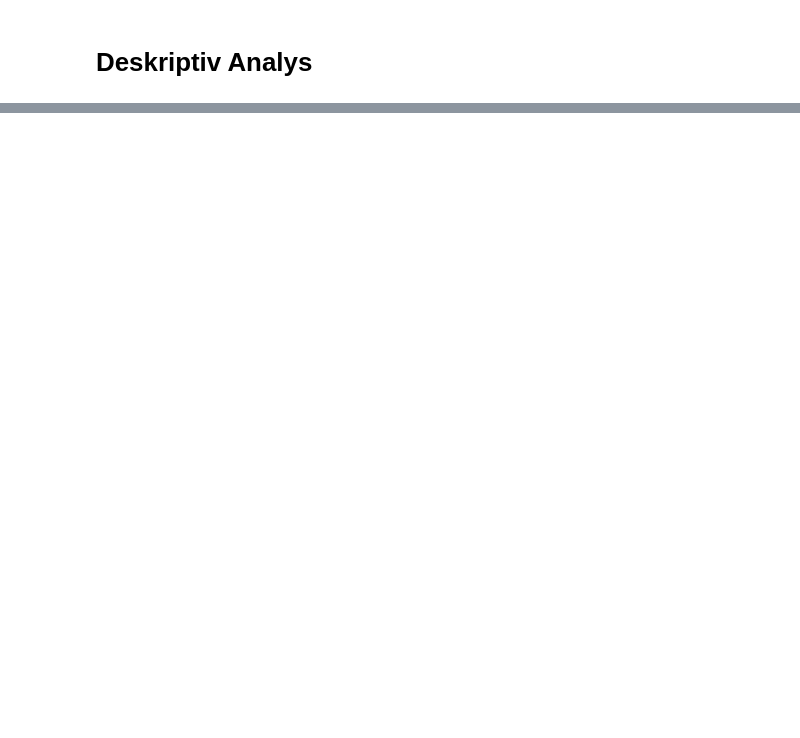
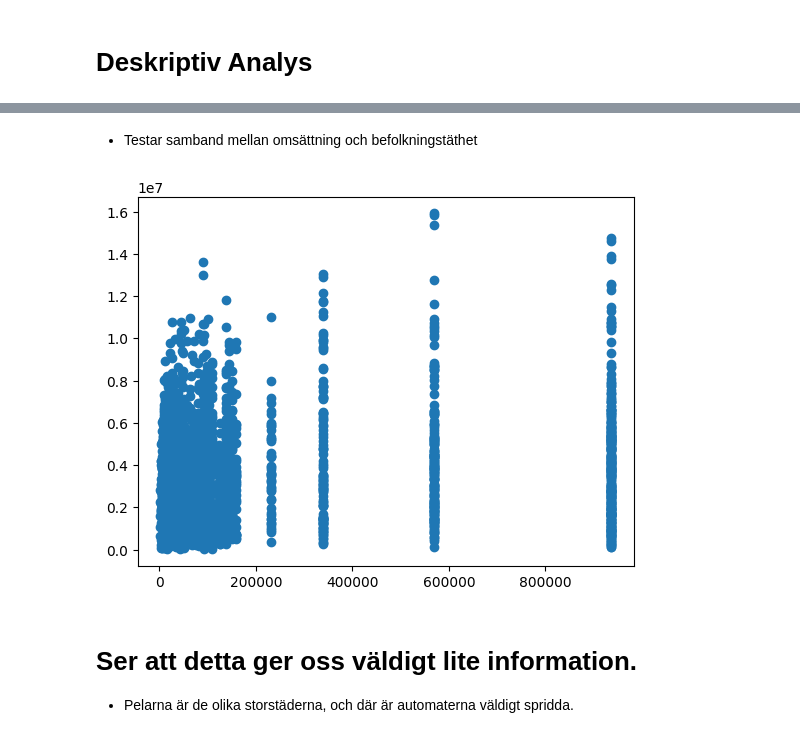
Before and after one commit to FabianFix/Kvaff-Projekt, a Jupyter notebook: project.ipynb, the cells around one changed output, grey strips where cells are left out. Drawn from its saved outputs; the diff is of its cells as text; code cells hidden in the pictures; blank space fills up the shorter version.

```diff
--- a/project.ipynb
+++ b/project.ipynb
@@ -66,0 +42,9 @@ plt.legend(["Omsättning i tkr", "Antal invånare per bankomat"])
+# %% [markdown]
+* Testar samband mellan omsättning och befolkningstäthet
+# %%
+analyser.scatterPlotOmsättningPerInvånare()
+# %% [output]
+[figure, added]
+# %% [markdown]
+# Ser att detta ger oss väldigt lite information.
+* Pelarna är de olika storstäderna, och där är automaterna väldigt spridda.
```
Also changed, not shown: parts of 5 cells of this notebook, 3 other files.
